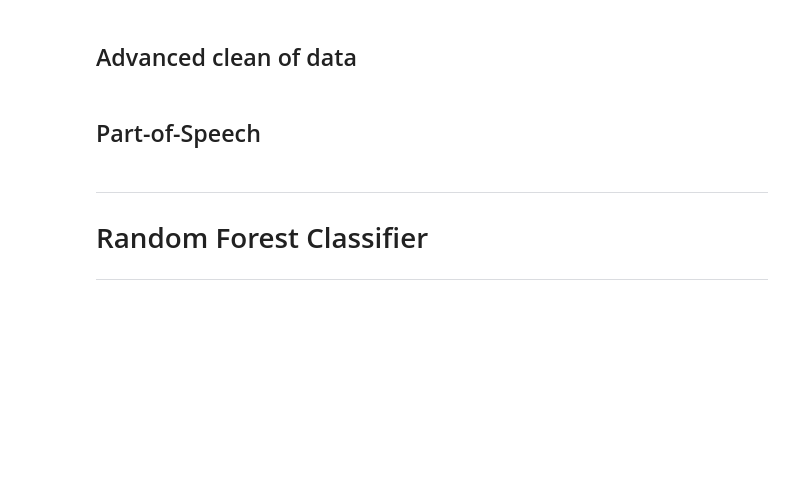
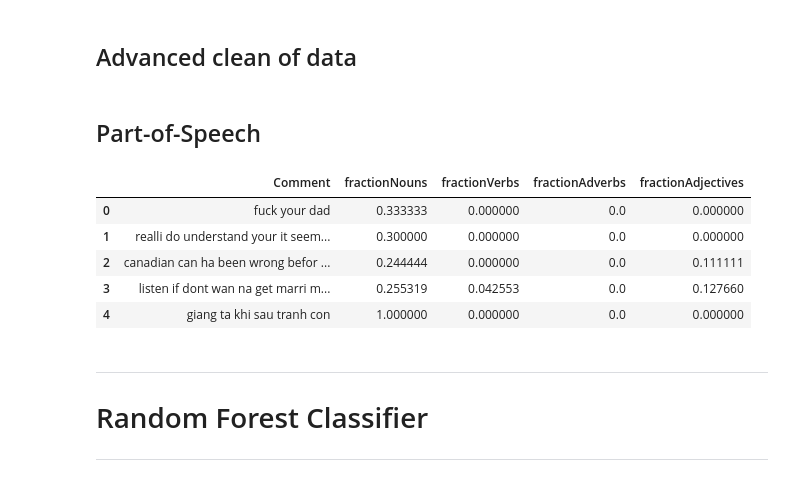
Before and after one commit to Myrto-Iglezou/Comment-Classifier, a Jupyter notebook: project3.ipynb, the cells around one changed output. Saved outputs shown, nothing was run; the diff lists cells and outputs as text; code cells hidden in the pictures; blank space fills up the shorter version.

```diff
--- a/project3.ipynb
+++ b/project3.ipynb
@@ -325,6 +356,15 @@ train_df = DataFrame(data=x_train)      # ctreate a dataframe of the train data
 test_df  = DataFrame(data=x_test)       # ctreate a dataframe of the test data
 pos_tag(train_df,x_train)
 pos_tag(test_df,x_test)
+# %%
+train_df.head()
+# %% [output]
+|  | Comment | fractionNouns | fractionVerbs | fractionAdverbs | fractionAdjectives |
+| 0 | fuck your dad | 0.333333 | 0.000000 | 0.0 | 0.000000 |
+| 1 | realli do understand your it seem... | 0.300000 | 0.000000 | 0.0 | 0.000000 |
+| 2 | canadian can ha been wrong befor ... | 0.244444 | 0.000000 | 0.0 | 0.111111 |
+| 3 | listen if dont wan na get marri m... | 0.255319 | 0.042553 | 0.0 | 0.127660 |
+| 4 | giang ta khi sau tranh con | 1.000000 | 0.000000 | 0.0 | 0.000000 |
 # %%
 import scipy.sparse as sp
 from sklearn.feature_extraction.text import TfidfVectorizer
```
Also changed, not shown: parts of 22 cells of this notebook.
